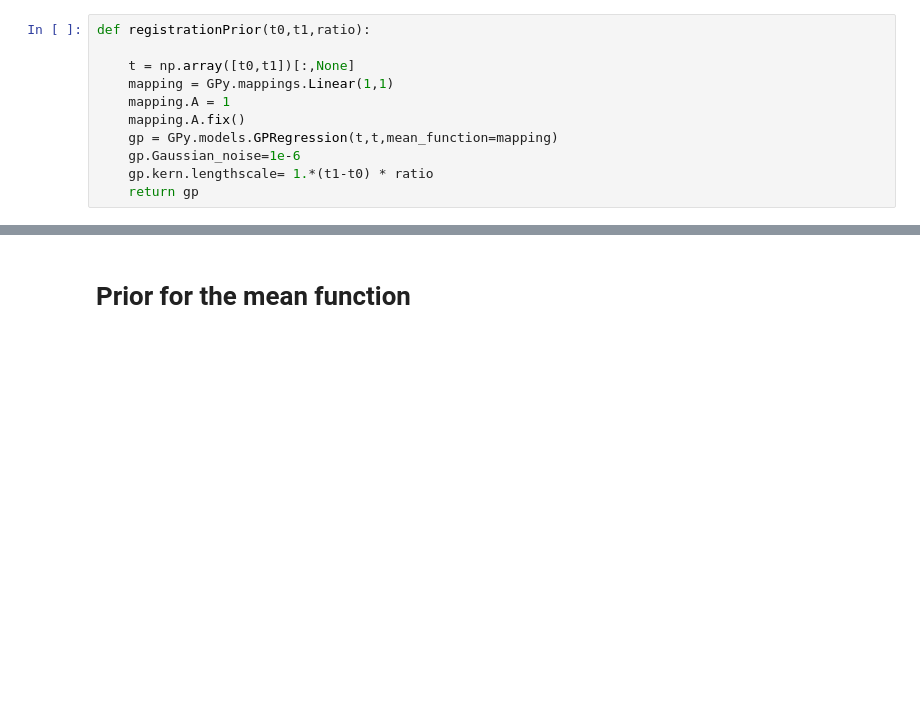
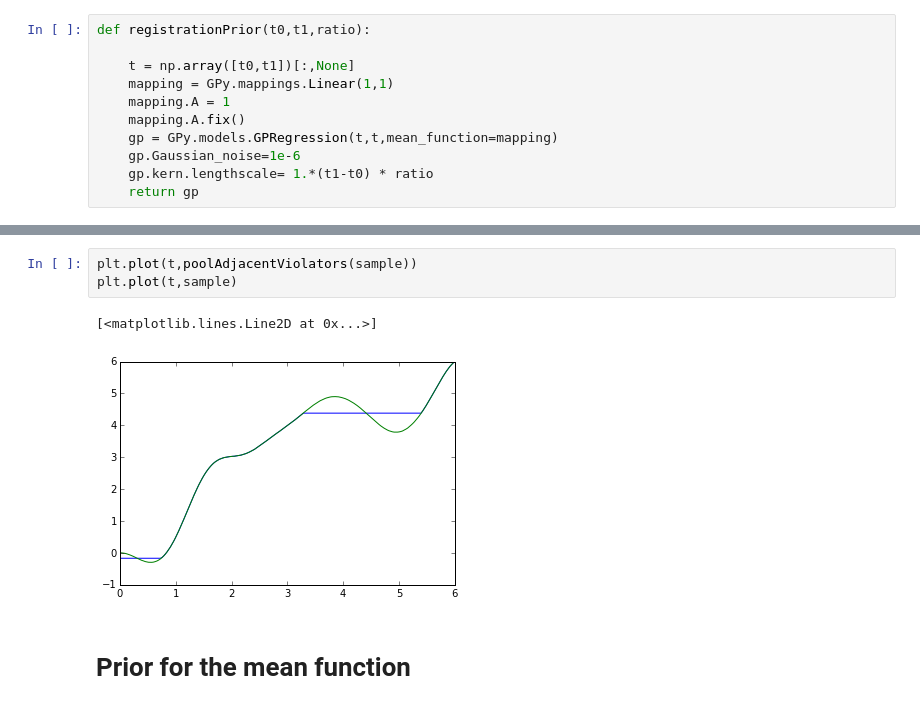
Before and after one commit to ptonner/pyFDA, a Jupyter notebook: examples/bayesianModel.ipynb, the cells around one changed output, grey strips where cells are left out. Cells and saved outputs as stored; diff of their text form; blank space fills up the shorter version.

```diff
--- a/examples/bayesianModel.ipynb
+++ b/examples/bayesianModel.ipynb
@@ -61,3 +85,9 @@ plt.tight_layout()
+# %%
+plt.plot(t,poolAdjacentViolators(sample))
+plt.plot(t,sample)
+# %% [output]
+[<matplotlib.lines.Line2D at 0x...>]
+[figure, added]
 # %% [markdown]
 # Prior for the mean function
 # %%
```
Also changed, not shown: parts of 4 cells of this notebook.
